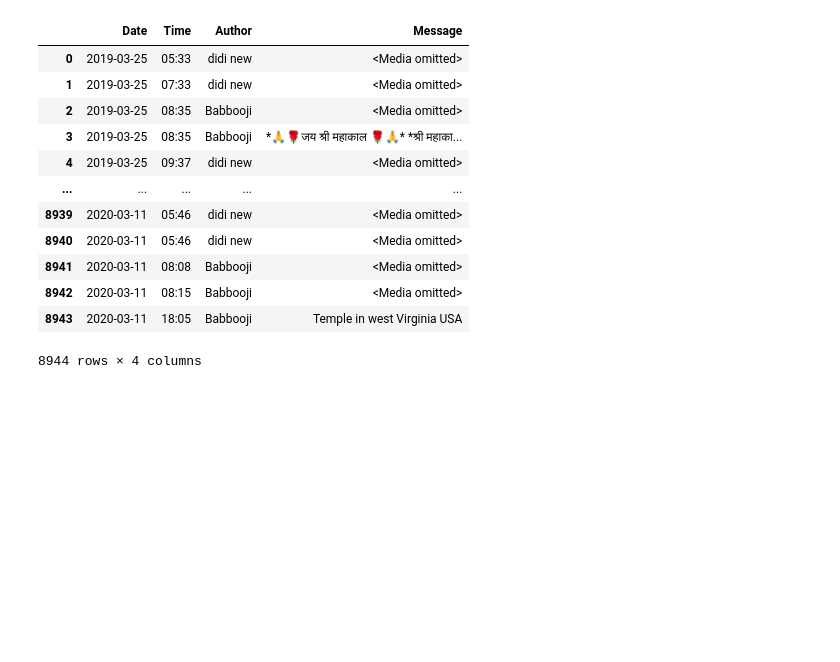
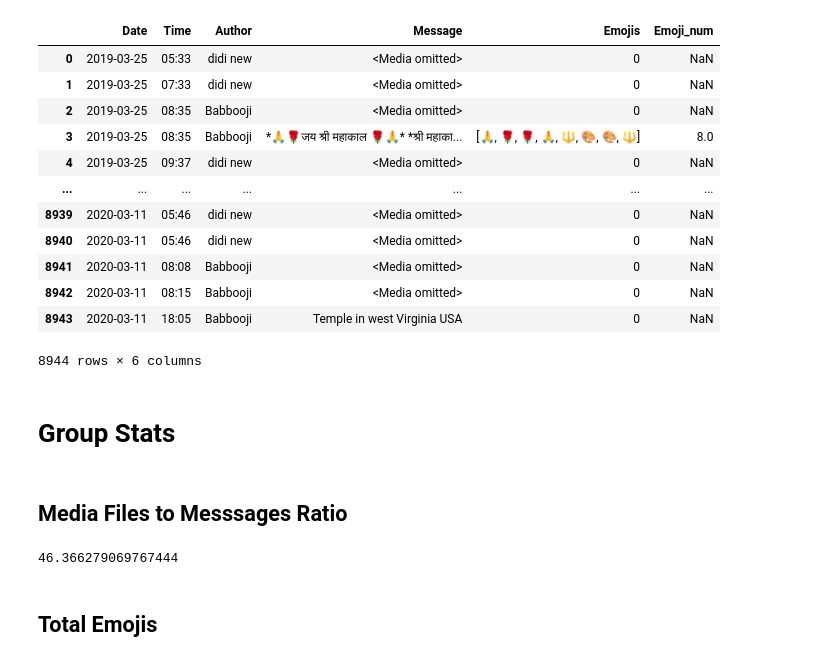
Before and after one commit to kaustubhgupta/WhatsApp-Groups-Analyser, a Jupyter notebook: WhatsApp-Analyser.ipynb, the cells around one changed output. Cells and saved outputs as stored; diff of their text form; code cells hidden in the pictures; blank space fills up the shorter version.

```diff
--- a/WhatsApp-Analyser.ipynb
+++ b/WhatsApp-Analyser.ipynb
@@ -6,14 +10,23 @@ class ExtractDataFrame:
 
     '''
     This module will help parsing the whatsapp chats data.
-        Parameters:
-            File_path (string): The path of the chats files
-        Functions:
-            load_file(object) -> File pointer
-            is_newEntry(object, string) -> Boolean
+    Parameters:
+        File_path (string): The path of the chats files
+    Functions:
+        Note: Object here refers to self
+
+        load_file(object) -> File pointer
+        is_newEntry(object, string) -> Boolean
+        seperateData(object, string) -> Tuple
+        process(object) -> NA
+        emojis(object, string) -> List
+        dataframe(object) -> Pandas DataFrame
     '''
 
     def __init__(self, file_path):
+        '''
+        Initializes the file path and data variable holding whole parsed data
+        '''
         self.path = file_path
         self.data = []
 
@@ -78,30 +91,51 @@ class ExtractDataFrame:
 
         f.close()
 
+    def emojis(self, msg: str) -> list:
+        '''
+        This function returns the list of emojis present in a message.
+        Note: This will recoginize some of the hindi characters as emojis.
+        '''
+        final_list = []
+        for char in msg:
+            if char in emoji.UNICODE_EMOJI:
+                final_list.append(char)
+
+        if len(final_list)==0:
+            return 0
+        else:
+            return final_list
+
     def dataframe(self) -> object:
         '''
         This function returns processed data in Pandas dataframe
         '''
         df = pd.DataFrame(self.data, columns=['Date', 'Time', 'Author', 'Message'])
         df['Date'] = pd.to_datetime(df.Date)
+        df['Emojis'] = df.Message.apply(self.emojis)
+        df['Emoji_num'] = df.Emojis.str.len()
         return df
 # %%
 chats = ExtractDataFrame('WhatsApp Chat with Shahbad Roots - Family.txt')
 # %%
 chats.process()
-# %%
-chats.dataframe()
-# %% [output]
-|  | Date | Time | Author | Message |
-| 0 | 2019-03-25 | 05:33 | didi new | <Media omitted> |
-| 1 | 2019-03-25 | 07:33 | didi new | <Media omitted> |
-| 2 | 2019-03-25 | 08:35 | Babbooji | <Media omitted> |
-| 3 | 2019-03-25 | 08:35 | Babbooji | *🙏🌹जय श्री महाकाल 🌹🙏* *श्री महाका... |
-| 4 | 2019-03-25 | 09:37 | didi new | <Media omitted> |
-| ... | ... | ... | ... | ... |
-| 8939 | 2020-03-11 | 05:46 | didi new | <Media omitted> |
-| 8940 | 2020-03-11 | 05:46 | didi new | <Media omitted> |
-| 8941 | 2020-03-11 | 08:08 | Babbooji | <Media omitted> |
-| 8942 | 2020-03-11 | 08:15 | Babbooji | <Media omitted> |
-| 8943 | 2020-03-11 | 18:05 | Babbooji | Temple in west Virginia USA |
-8944 rows × 4 columns
+# %%
+df = chats.dataframe()
+# %%
+df
+# %% [output]
+|  | Date | Time | Author | Message | Emojis | Emoji_num |
+| 0 | 2019-03-25 | 05:33 | didi new | <Media omitted> | 0 | NaN |
+| 1 | 2019-03-25 | 07:33 | didi new | <Media omitted> | 0 | NaN |
+| 2 | 2019-03-25 | 08:35 | Babbooji | <Media omitted> | 0 | NaN |
+| 3 | 2019-03-25 | 08:35 | Babbooji | *🙏🌹जय श्री महाकाल 🌹🙏* *श्री महाका... | [🙏, 🌹, 🌹, 🙏, 🔱, 🎨, 🎨, 🔱] | 8.0 |
+| 4 | 2019-03-25 | 09:37 | didi new | <Media omitted> | 0 | NaN |
+| ... | ... | ... | ... | ... | ... | ... |
+| 8939 | 2020-03-11 | 05:46 | didi new | <Media omitted> | 0 | NaN |
+| 8940 | 2020-03-11 | 05:46 | didi new | <Media omitted> | 0 | NaN |
+| 8941 | 2020-03-11 | 08:08 | Babbooji | <Media omitted> | 0 | NaN |
+| 8942 | 2020-03-11 | 08:15 | Babbooji | <Media omitted> | 0 | NaN |
+| 8943 | 2020-03-11 | 18:05 | Babbooji | Temple in west Virginia USA | 0 | NaN |
+8944 rows × 6 columns
+# %% [markdown]
+# Group Stats
@@ -107,0 +305,8 @@ chats.dataframe()
+# %% [markdown]
+## Media Files to Messsages Ratio
+# %%
+obj.mediaRatio(df)
+# %% [output]
+46.366279069767444
+# %% [markdown]
+## Total Emojis
```
Also changed, not shown: parts of 21 cells of this notebook.
